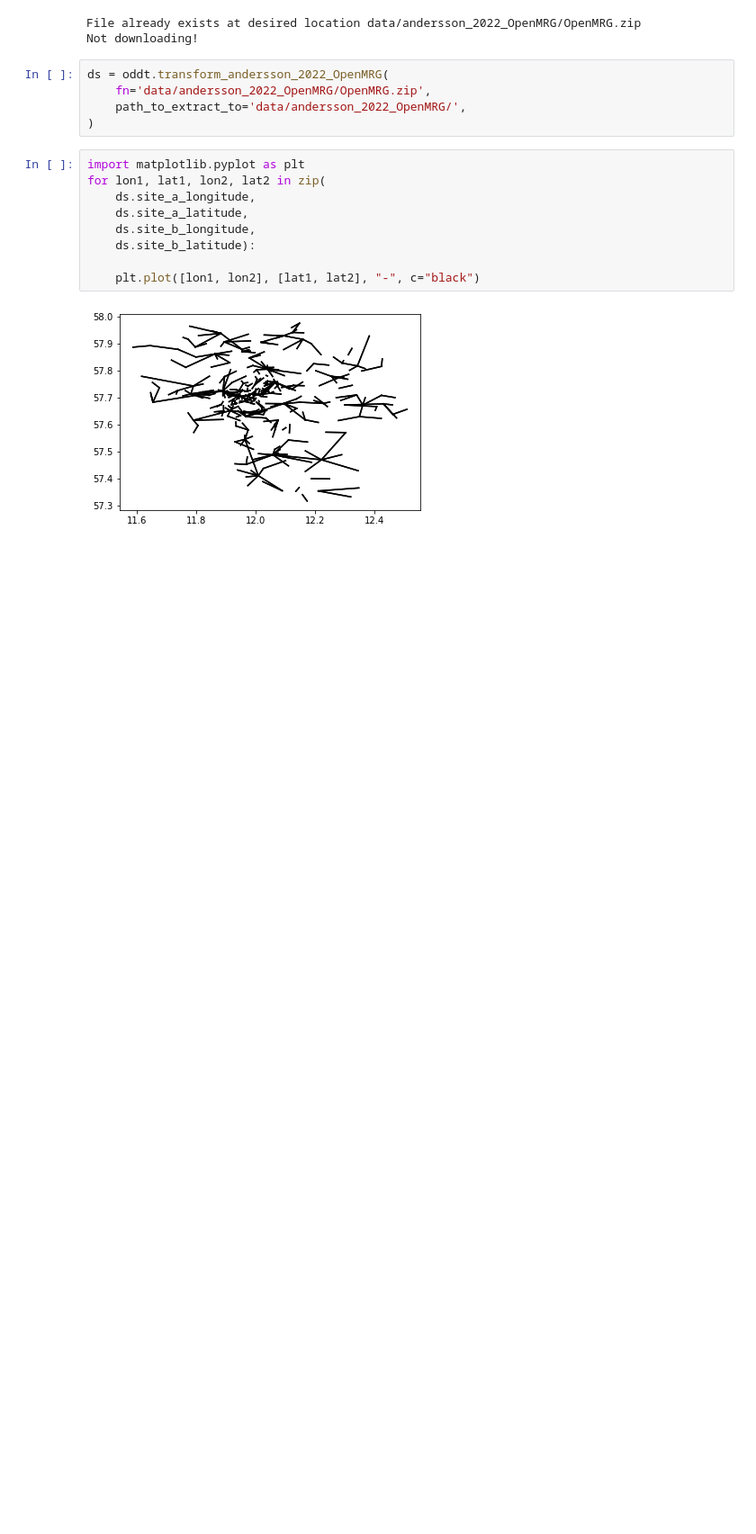
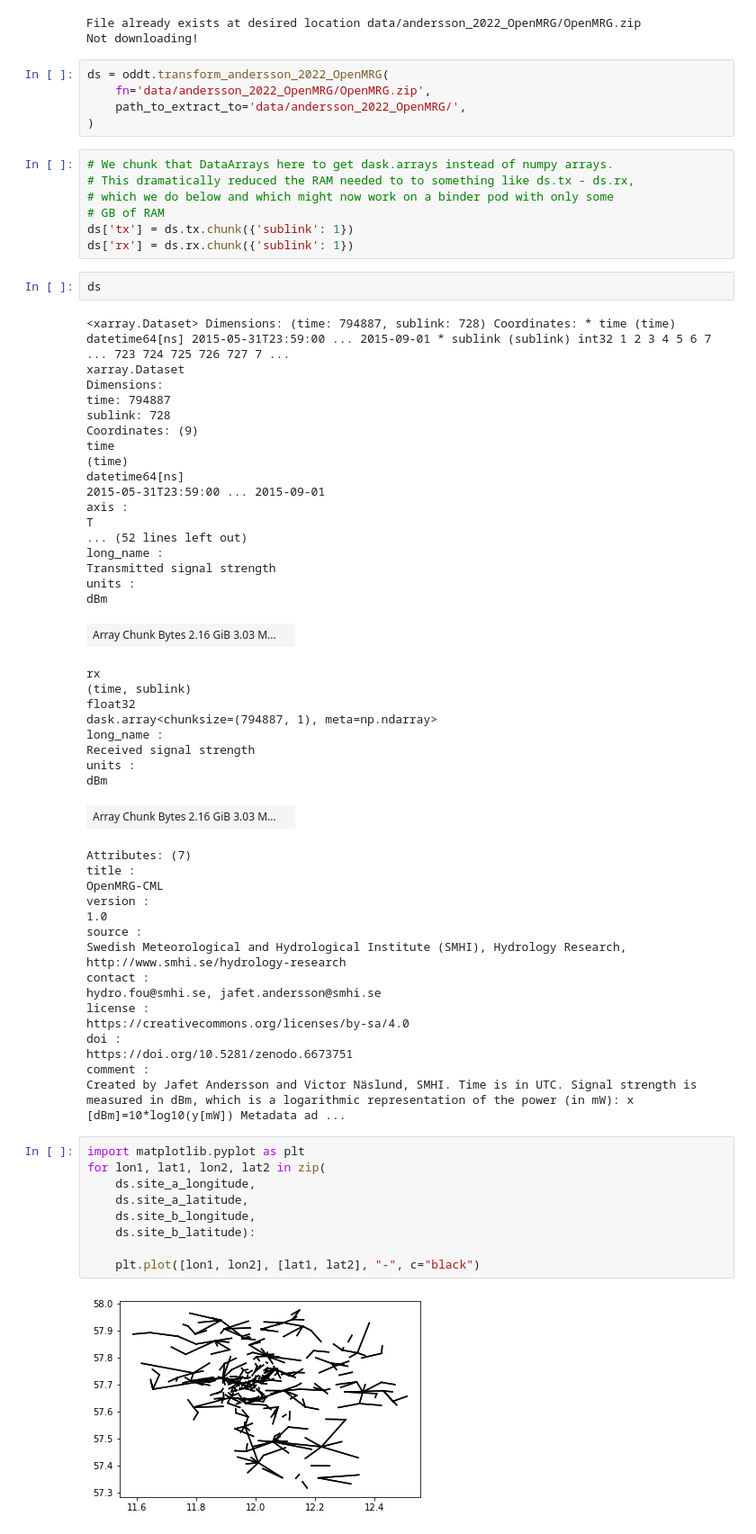
Before and after one commit to OpenSenseAction/OPENSENSE_sandbox, a Jupyter notebook: Explore existing datasets.ipynb, the cells around one changed output. Shown at 90% size. Drawn from its saved outputs; the diff is of its cells as text; blank space fills up the shorter version.

Commit message:
trying to fix RAM limit problem encountered on binder via using dask

```diff
--- a/Explore existing datasets.ipynb
+++ b/Explore existing datasets.ipynb
@@ -148,6 +141,58 @@ ds = oddt.transform_andersson_2022_OpenMRG(
     fn='data/andersson_2022_OpenMRG/OpenMRG.zip',
     path_to_extract_to='data/andersson_2022_OpenMRG/',
 )
+# %%
+# We chunk that DataArrays here to get dask.arrays instead of numpy arrays.
+# This dramatically reduced the RAM needed to to something like ds.tx - ds.rx,
+# which we do below and which might now work on a binder pod with only some
+# GB of RAM
+ds['tx'] = ds.tx.chunk({'sublink': 1})
+ds['rx'] = ds.rx.chunk({'sublink': 1})
+# %%
+ds
+# %% [output]
+<xarray.Dataset> Dimensions: (time: 794887, sublink: 728) Coordinates: * time (time) datetime64[ns] 2015-05-31T23:59:00 ... 2015-09-01 * sublink (sublink) int32 1 2 3 4 5 6 7 ... 723 724 725 726 727 7 ...
+xarray.Dataset
+Dimensions:
+time: 794887
+sublink: 728
+Coordinates: (9)
+time
+(time)
+datetime64[ns]
+2015-05-31T23:59:00 ... 2015-09-01
+axis :
+T
+... (52 lines left out)
+long_name :
+Transmitted signal strength
+units :
+dBm
+| Array Chunk Bytes 2.16 GiB 3.03 M... |  |
+rx
+(time, sublink)
+float32
+dask.array<chunksize=(794887, 1), meta=np.ndarray>
+long_name :
+Received signal strength
+units :
+dBm
+| Array Chunk Bytes 2.16 GiB 3.03 M... |  |
+Attributes: (7)
+title :
+OpenMRG-CML
+version :
+1.0
+source :
+Swedish Meteorological and Hydrological Institute (SMHI), Hydrology Research, http://www.smhi.se/hydrology-research
+contact :
+hydro.fou@smhi.se, jafet.andersson@smhi.se
+license :
+https://creativecommons.org/licenses/by-sa/4.0
+doi :
+https://doi.org/10.5281/zenodo.6673751
+comment :
+Created by Jafet Andersson and Victor Näslund, SMHI. Time is in UTC. Signal strength is measured in dBm, which is a logarithmic representation of the power (in mW): x [dBm]=10*log10(y[mW]) Metadata ad ...
 # %%
 import matplotlib.pyplot as plt
 for lon1, lat1, lon2, lat2 in zip(
```
Also changed, not shown: parts of 3 cells of this notebook, 1 other file.
